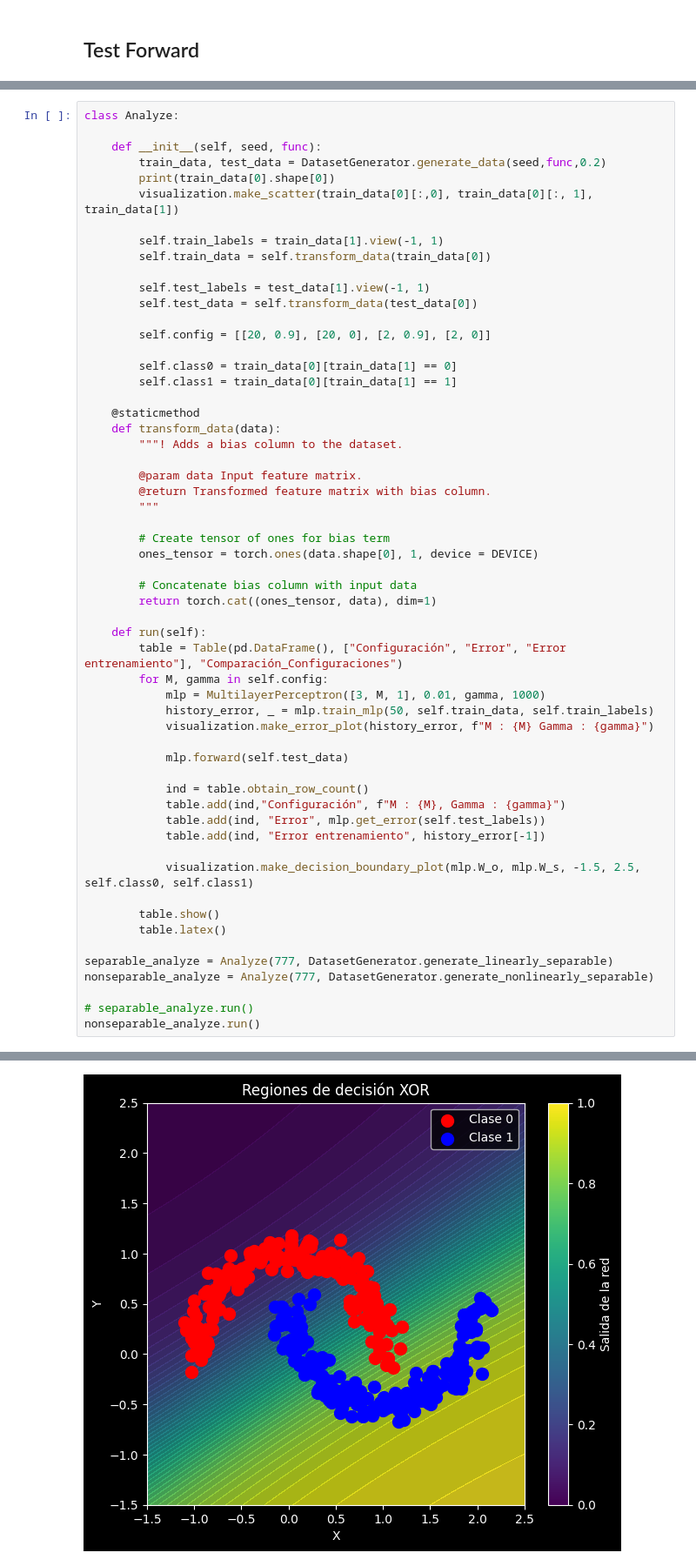
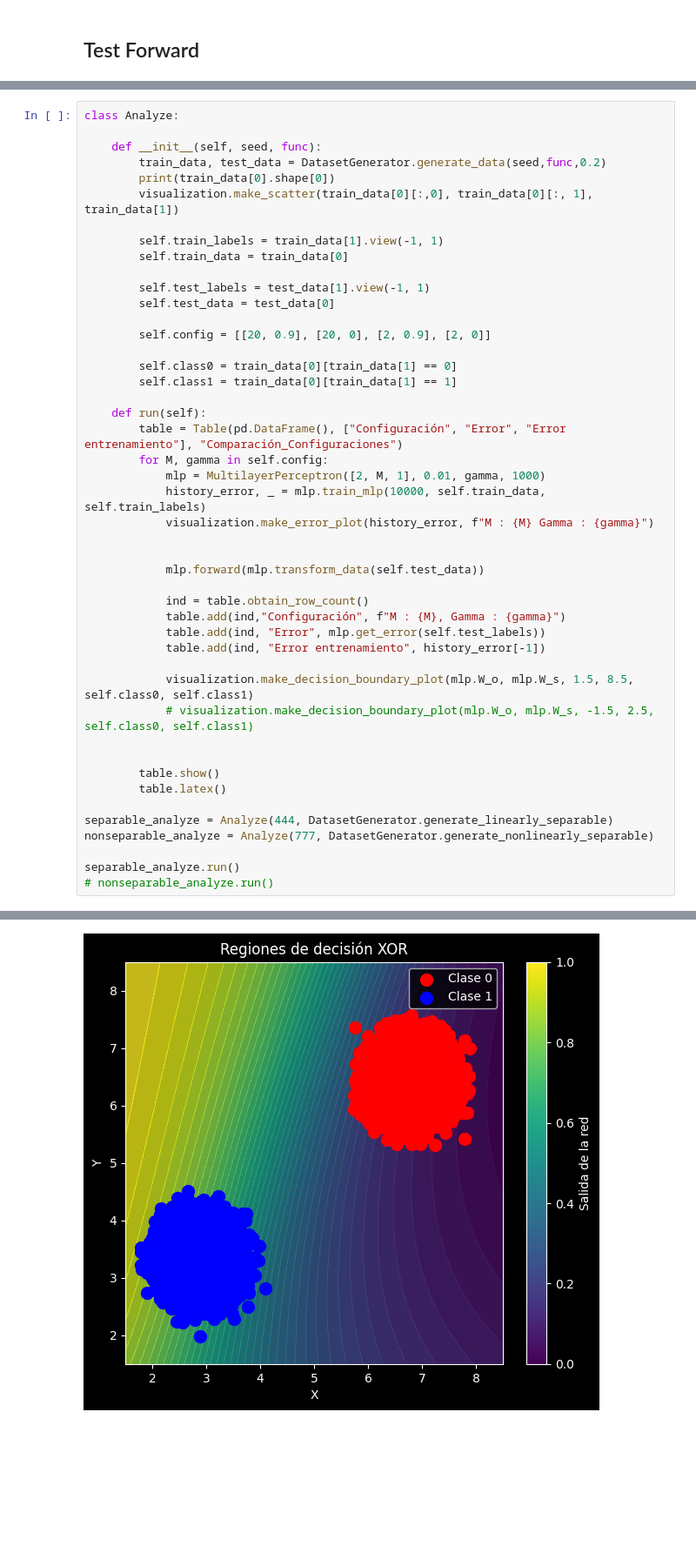
Before and after one commit to Luco1421/TP1-IA, a Jupyter notebook: TP3/TP3.ipynb, the cells around one changed output, grey strips where cells are left out. Shown at 87% size. Saved outputs shown, nothing was run; the diff lists cells and outputs as text; blank space fills up the shorter version.

Commit message:
version con bias como columna cat

```diff
--- a/TP3/TP3.ipynb
+++ b/TP3/TP3.ipynb
@@ -234,52 +253,41 @@ class Analyze:
         visualization.make_scatter(train_data[0][:,0], train_data[0][:, 1], train_data[1])
 
         self.train_labels = train_data[1].view(-1, 1)
-        self.train_data = self.transform_data(train_data[0])
+        self.train_data = train_data[0]
 
         self.test_labels = test_data[1].view(-1, 1)
-        self.test_data = self.transform_data(test_data[0])
+        self.test_data = test_data[0]
 
         self.config = [[20, 0.9], [20, 0], [2, 0.9], [2, 0]]
 
         self.class0 = train_data[0][train_data[1] == 0]
         self.class1 = train_data[0][train_data[1] == 1]
 
-    @staticmethod
-    def transform_data(data):
-        """! Adds a bias column to the dataset.
-
-        @param data Input feature matrix.
-        @return Transformed feature matrix with bias column.
-        """
-
-        # Create tensor of ones for bias term
-        ones_tensor = torch.ones(data.shape[0], 1, device = DEVICE)
-
-        # Concatenate bias column with input data
-        return torch.cat((ones_tensor, data), dim=1)
-
     def run(self):
         table = Table(pd.DataFrame(), ["Configuración", "Error", "Error entrenamiento"], "Comparación_Configuraciones")
         for M, gamma in self.config:
-            mlp = MultilayerPerceptron([3, M, 1], 0.01, gamma, 1000)
-            history_error, _ = mlp.train_mlp(50, self.train_data, self.train_labels)
+            mlp = MultilayerPerceptron([2, M, 1], 0.01, gamma, 1000)
+            history_error, _ = mlp.train_mlp(10000, self.train_data, self.train_labels)
             visualization.make_error_plot(history_error, f"M : {M} Gamma : {gamma}")
 
-            mlp.forward(self.test_data)
+
+            mlp.forward(mlp.transform_data(self.test_data))
 
             ind = table.obtain_row_count()
             table.add(ind,"Configuración", f"M : {M}, Gamma : {gamma}")
             table.add(ind, "Error", mlp.get_error(self.test_labels))
             table.add(ind, "Error entrenamiento", history_error[-1])
 
-            visualization.make_decision_boundary_plot(mlp.W_o, mlp.W_s, -1.5, 2.5, self.class0, self.class1)
+            visualization.make_decision_boundary_plot(mlp.W_o, mlp.W_s, 1.5, 8.5, self.class0, self.class1)
+            # visualization.make_decision_boundary_plot(mlp.W_o, mlp.W_s, -1.5, 2.5, self.class0, self.class1)
+
 
         table.show()
         table.latex()
 
-separable_analyze = Analyze(777, DatasetGenerator.generate_linearly_separable)
+separable_analyze = Analyze(444, DatasetGenerator.generate_linearly_separable)
 nonseparable_analyze = Analyze(777, DatasetGenerator.generate_nonlinearly_separable)
 
-# separable_analyze.run()
-nonseparable_analyze.run()
+separable_analyze.run()
+# nonseparable_analyze.run()
 # %% [output]
@@ -291 +300 @@ nonseparable_analyze.run()
-[figure, old version]
+[figure, new version]
```
Also changed, not shown: parts of 7 cells of this notebook, 4 other files.
